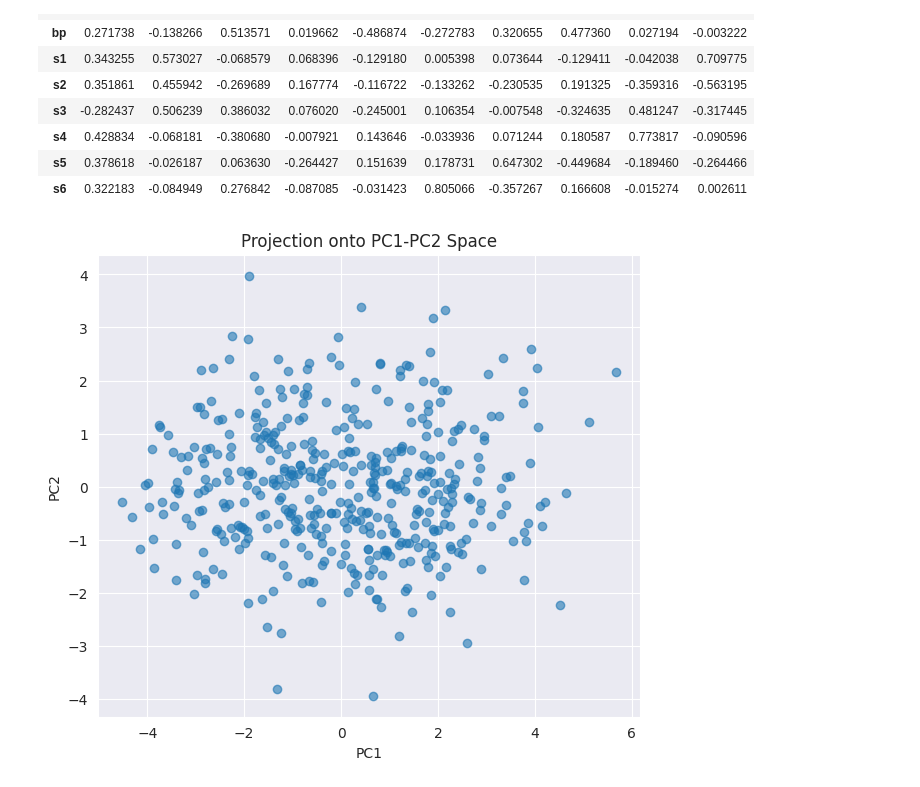
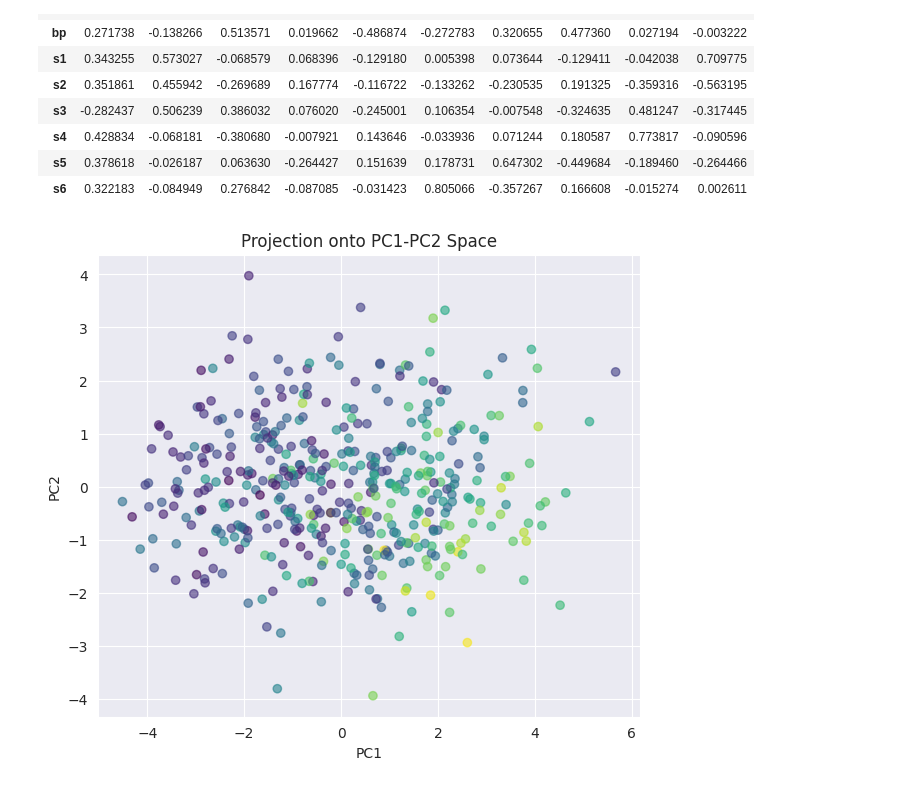
Before and after one commit to Mohammadrzn/maktab-HW, a Jupyter notebook: HW_06_Rezanejad/HW_06_Rezanejad_Q3.ipynb, the cells around one changed output. Cells and saved outputs as stored; diff of their text form; code cells hidden in the pictures.

Commit message:
Beautify scatter

```diff
--- a/HW_06_Rezanejad/HW_06_Rezanejad_Q3.ipynb
+++ b/HW_06_Rezanejad/HW_06_Rezanejad_Q3.ipynb
@@ -116,12 +116,12 @@ loadings
 # %%
 X_pca = pca.transform(X_std)
 
 plt.figure(figsize=(7,6))
-plt.scatter(X_pca[:, 0], X_pca[:, 1], alpha=0.6)
+plt.scatter(X_pca[:, 0], X_pca[:, 1], alpha=0.6, c=diabetes.target, cmap="viridis")
 plt.xlabel("PC1")
 plt.ylabel("PC2")
 plt.title("Projection onto PC1-PC2 Space")
 plt.grid(True)
 plt.show()
 # %% [output]
-[figure, old version]
+[figure, new version]
```
